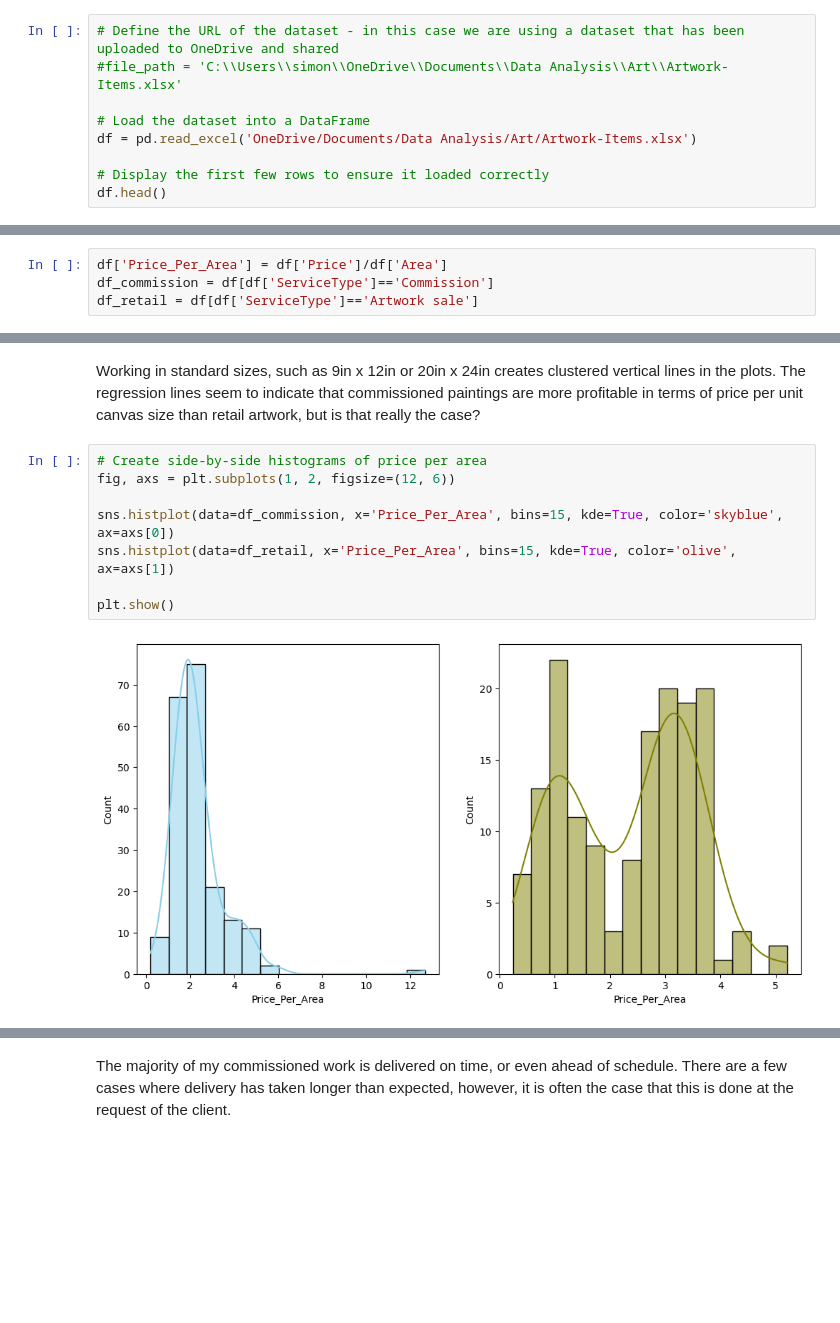
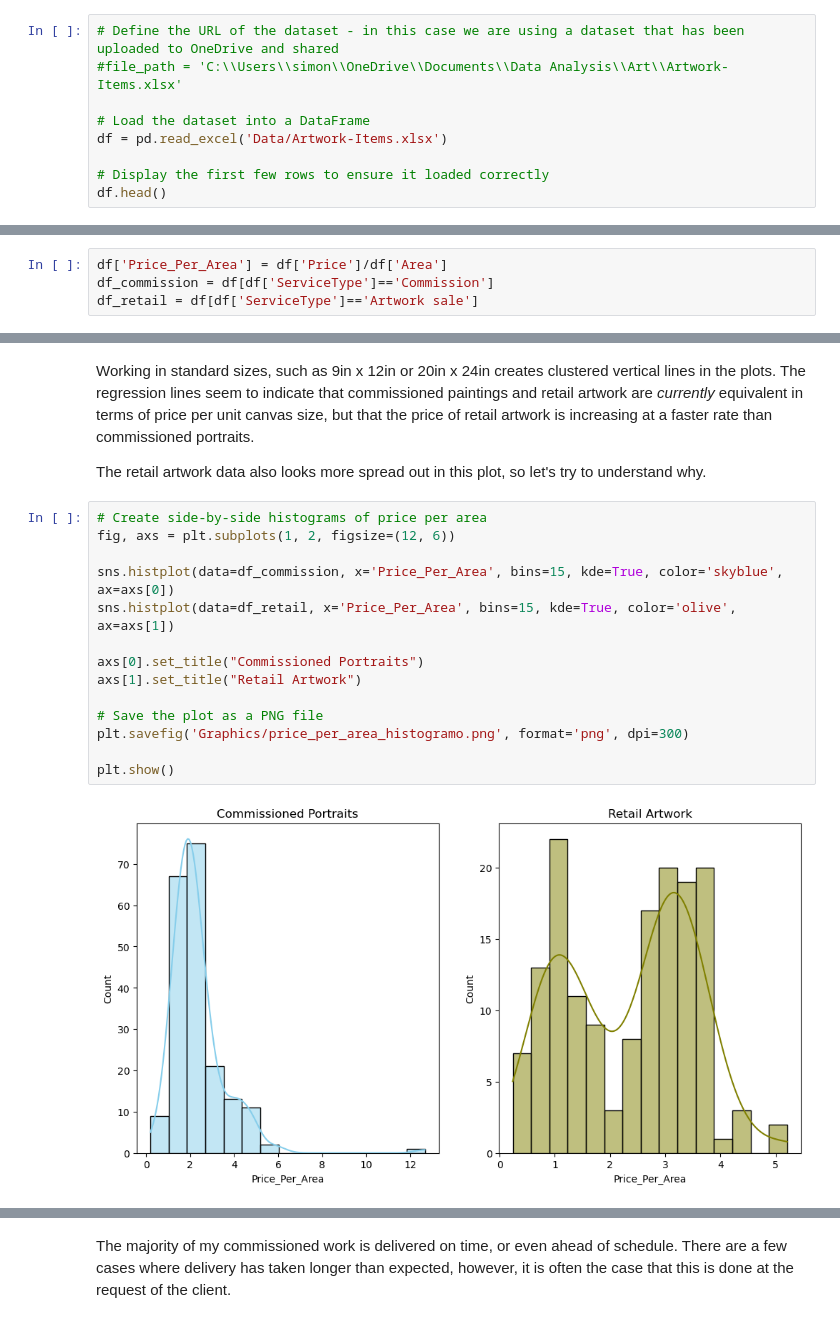
Before and after one commit to Nikkinoodl/Data-Analysis-Art, a Jupyter notebook: 03-Prices-and-Timing.ipynb, the cells around one changed output, grey strips where cells are left out. Cells and saved outputs as stored; diff of their text form; blank space fills up the shorter version.

```diff
--- a/03-Prices-and-Timing.ipynb
+++ b/03-Prices-and-Timing.ipynb
@@ -28,7 +28,7 @@ from sklearn.linear_model import Ridge
 #file_path = 'C:\\Users\\simon\\OneDrive\\Documents\\Data Analysis\\Art\\Artwork-Items.xlsx'
 
 # Load the dataset into a DataFrame
-df = pd.read_excel('OneDrive/Documents/Data Analysis/Art/Artwork-Items.xlsx')
+df = pd.read_excel('Data/Artwork-Items.xlsx')
 
 # Display the first few rows to ensure it loaded correctly
 df.head()
@@ -195,13 +212,21 @@ plt.show()
 # %% [markdown]
-Working in standard sizes, such as 9in x 12in or 20in x 24in creates clustered vertical lines in the plots. The regression lines seem to indicate that commissioned paintings are more profitable in terms of price per unit canvas size than retail artwork, but is that really the case?
+Working in standard sizes, such as 9in x 12in or 20in x 24in creates clustered vertical lines in the plots. The regression lines seem to indicate that commissioned paintings and retail artwork are *currently* equivalent in terms of price per unit canvas size, but that the price of retail artwork is increasing at a faster rate than commissioned portraits.
+
+The retail artwork data also looks more spread out in this plot, so let's try to understand why.
 # %%
 # Create side-by-side histograms of price per area
 fig, axs = plt.subplots(1, 2, figsize=(12, 6))
 
 sns.histplot(data=df_commission, x='Price_Per_Area', bins=15, kde=True, color='skyblue', ax=axs[0])
 sns.histplot(data=df_retail, x='Price_Per_Area', bins=15, kde=True, color='olive', ax=axs[1])
 
+axs[0].set_title("Commissioned Portraits")
+axs[1].set_title("Retail Artwork")
+
+# Save the plot as a PNG file
+plt.savefig('Graphics/price_per_area_histogramo.png', format='png', dpi=300)
+
 plt.show()
 # %% [output]
-[figure, old version]
+[figure, new version]
 # %% [markdown]
```
Also changed, not shown: parts of 19 cells of this notebook, 2 other files.
